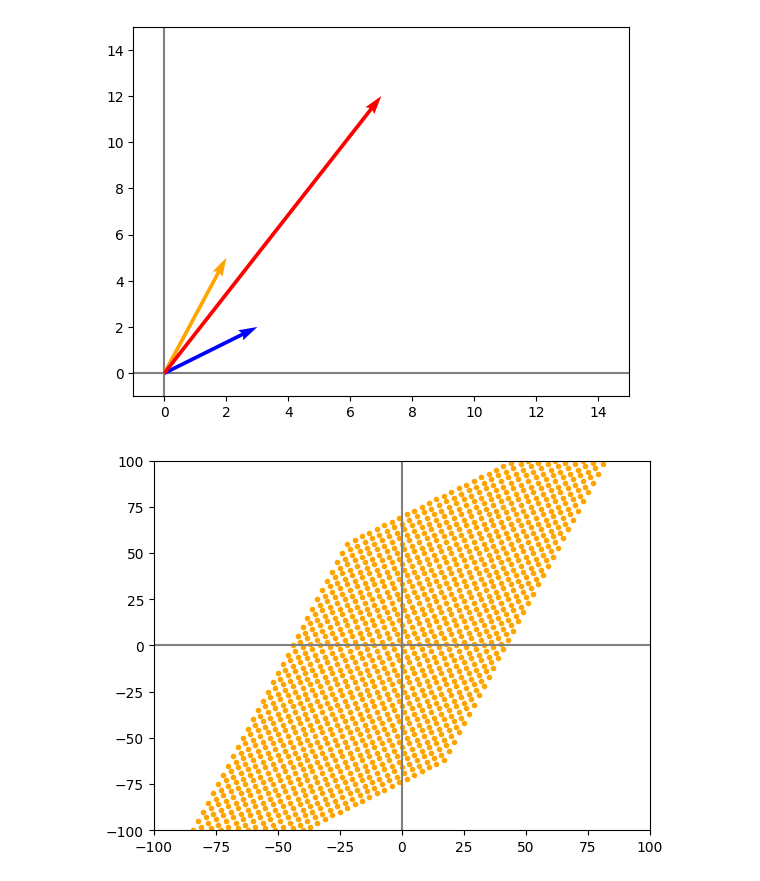
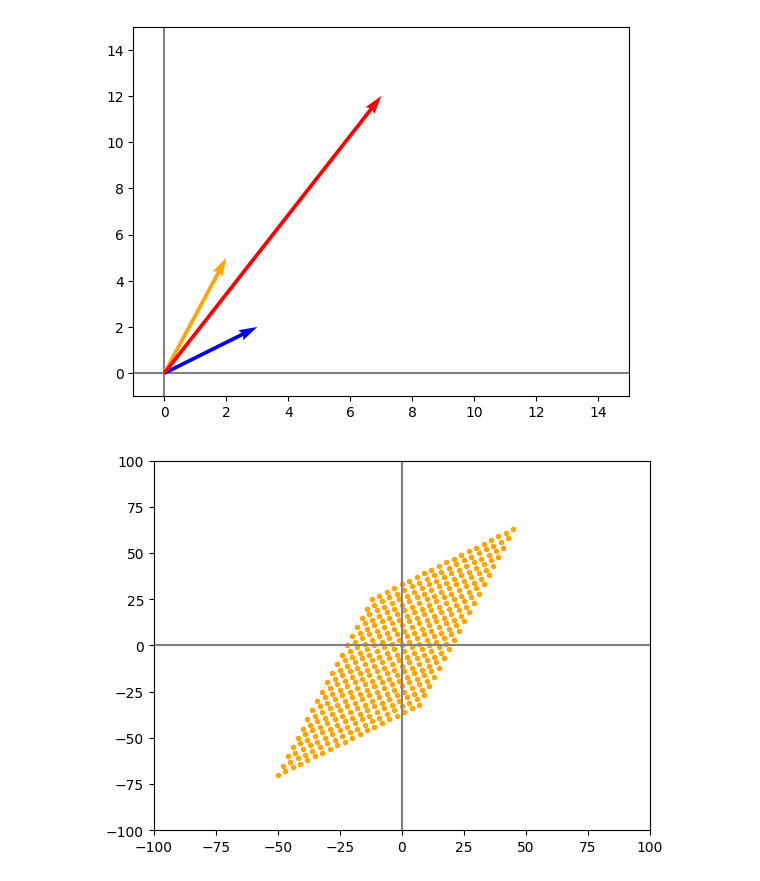
Before and after one commit to Yoian/Algebra-Lineal-Python, a Jupyter notebook: Clase17.ipynb, the cells around one changed output. Saved outputs shown, nothing was run; the diff lists cells and outputs as text; code cells hidden in the pictures.

```diff
--- a/Clase17.ipynb
+++ b/Clase17.ipynb
@@ -18,18 +18,18 @@ plt.ylim(-1, 15)
 (-1.0, 15.0)
 [figure]
 # %%
-for a in range(-20,20):
-    for b in range(-20,20):
+for a in range(-10,10):
+    for b in range(-10,10):
         plt.scatter(v1[0]*a+v2[0]*b,v1[1]*a+v2[1]*b,
                     marker = '.',
                     color = 'orange')
 
 plt.xlim(-100, 100)
 plt.ylim(-100, 100)
 
 plt.axvline(x=0,color='grey')
 plt.axhline(y=0,color='grey')
 
 plt.show()
 # %% [output]
-[figure, old version]
+[figure, new version]
```
